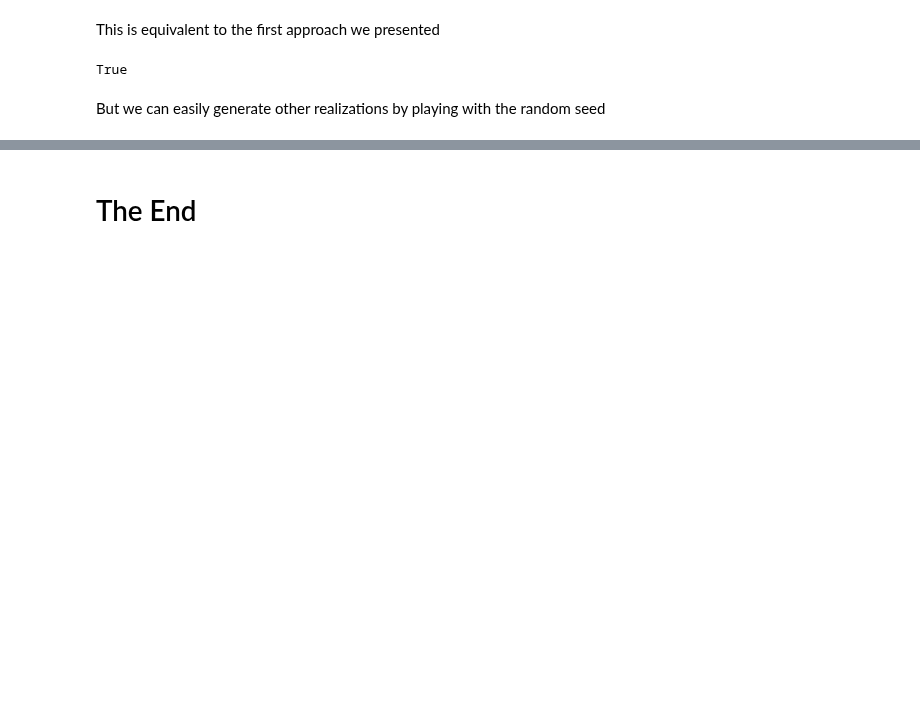
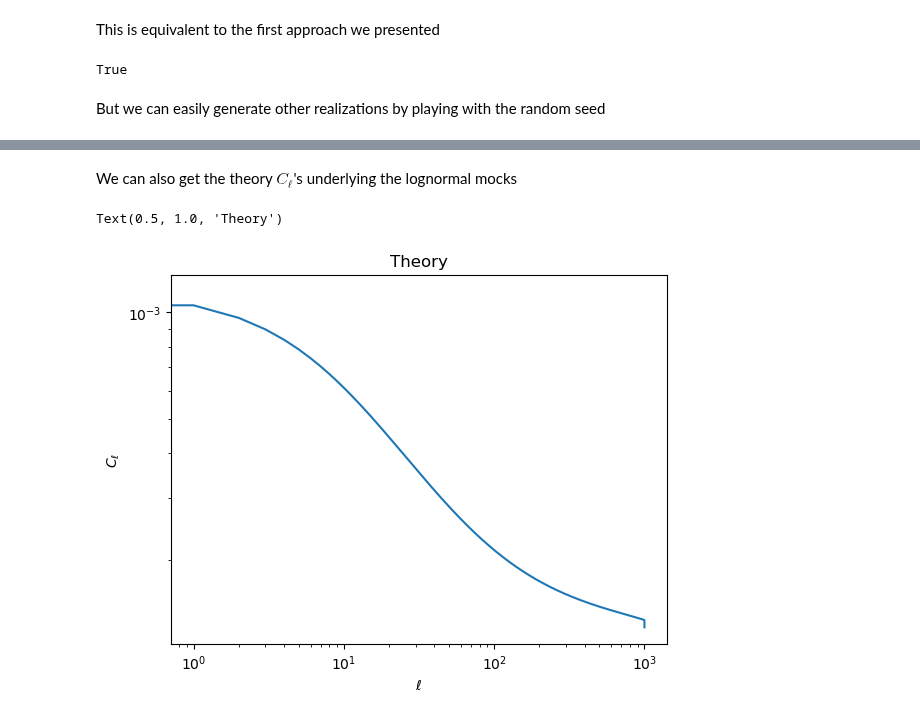
Before and after one commit to martinjameswhite/directsht, a Jupyter notebook: notebooks/making_mocks.ipynb, the cells around one changed output, grey strips where cells are left out. Saved outputs shown, nothing was run; the diff lists cells and outputs as text; code cells hidden in the pictures; blank space fills up the shorter version.

Commit message:
new nb & inclusion of shot noise in theory Cls

```diff
--- a/notebooks/making_mocks.ipynb
+++ b/notebooks/making_mocks.ipynb
@@ -126,3 +130,13 @@ emap in range (2.694806e-05,7.823438e-01)
 [figure]
-# %% [markdown]
-# The End
+# %% [markdown]
+We can also get the theory $C_\ell$'s underlying the lognormal mocks
+# %%
+cl_theory = Mocks_obj.get_theory_Cl(lmax_out=1000, gauss_order=3000)
+
+plt.loglog(cl_theory)
+plt.ylabel(r'$C_\ell$')
+plt.xlabel(r'$\ell$')
+plt.title(r'Theory')
+# %% [output]
+Text(0.5, 1.0, 'Theory')
+[figure, added]
```
Also changed, not shown: parts of 7 cells of this notebook, 1 other file.
